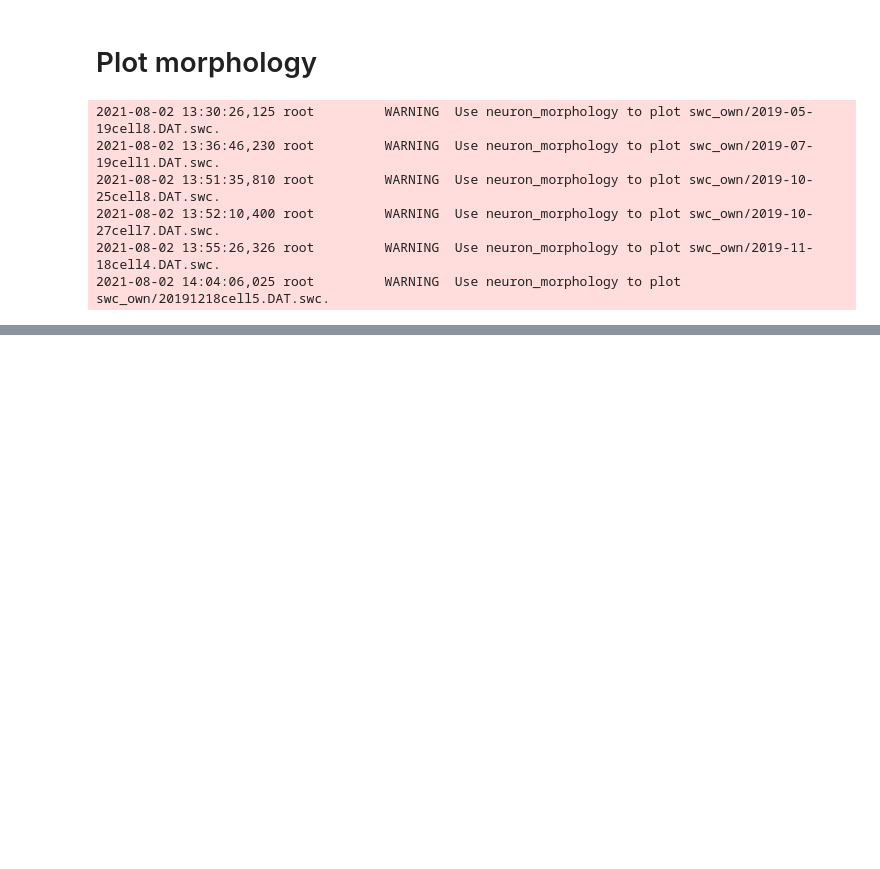
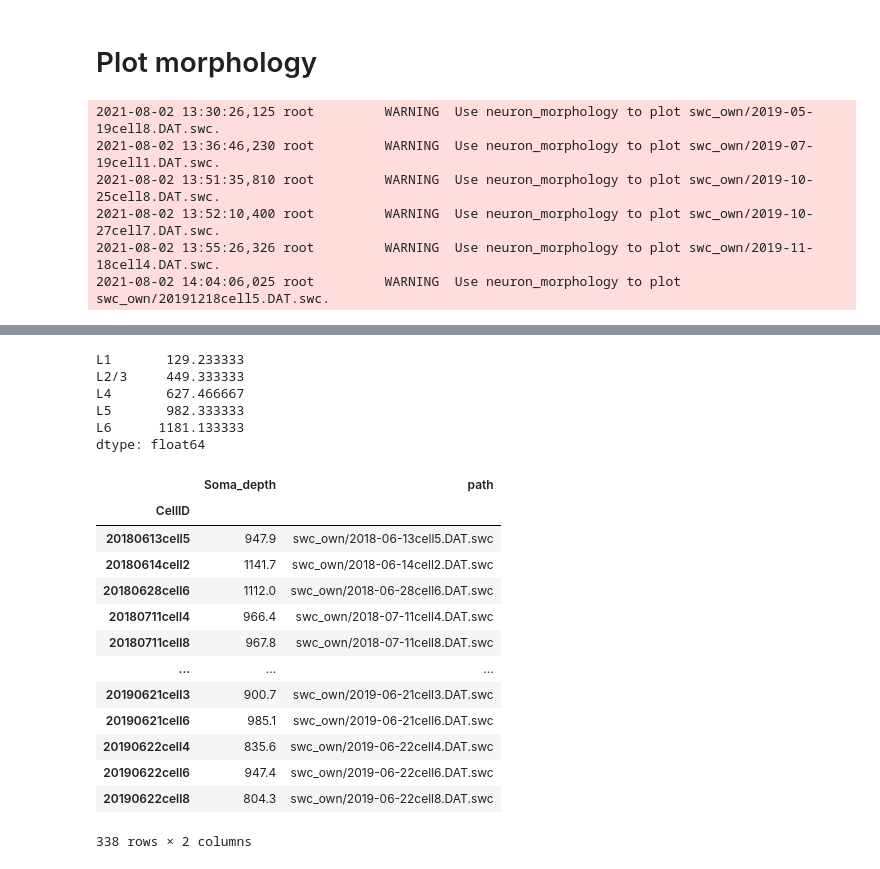
Before and after one commit to githubfzq/Patch-Seq-Data-Analysis, a Jupyter notebook: CJW/morpho.ipynb, the cells around one changed output, grey strips where cells are left out. Drawn from its saved outputs; the diff is of its cells as text; code cells hidden in the pictures; blank space fills up the shorter version.

```diff
--- a/CJW/morpho.ipynb
+++ b/CJW/morpho.ipynb
@@ -19,0 +32,9 @@ plot_and_save_swcs(swcs, fig_path)
+# %%
+avg_boundary
+# %% [output]
+L1       129.233333
+L2/3     449.333333
+L4       627.466667
+L5       982.333333
+L6      1181.133333
+dtype: float64
@@ -19,0 +48,17 @@ plot_and_save_swcs(swcs, fig_path)
+# %%
+meta_df
+# %% [output]
+|  | Soma_depth | path |
+| CellID |  |  |
+| 20180613cell5 | 947.9 | swc_own/2018-06-13cell5.DAT.swc |
+| 20180614cell2 | 1141.7 | swc_own/2018-06-14cell2.DAT.swc |
+| 20180628cell6 | 1112.0 | swc_own/2018-06-28cell6.DAT.swc |
+| 20180711cell4 | 966.4 | swc_own/2018-07-11cell4.DAT.swc |
+| 20180711cell8 | 967.8 | swc_own/2018-07-11cell8.DAT.swc |
+| ... | ... | ... |
+| 20190621cell3 | 900.7 | swc_own/2019-06-21cell3.DAT.swc |
+| 20190621cell6 | 985.1 | swc_own/2019-06-21cell6.DAT.swc |
+| 20190622cell4 | 835.6 | swc_own/2019-06-22cell4.DAT.swc |
+| 20190622cell6 | 947.4 | swc_own/2019-06-22cell6.DAT.swc |
+| 20190622cell8 | 804.3 | swc_own/2019-06-22cell8.DAT.swc |
+338 rows × 2 columns
```
Also changed, not shown: parts of 23 cells of this notebook, 1 other file.
